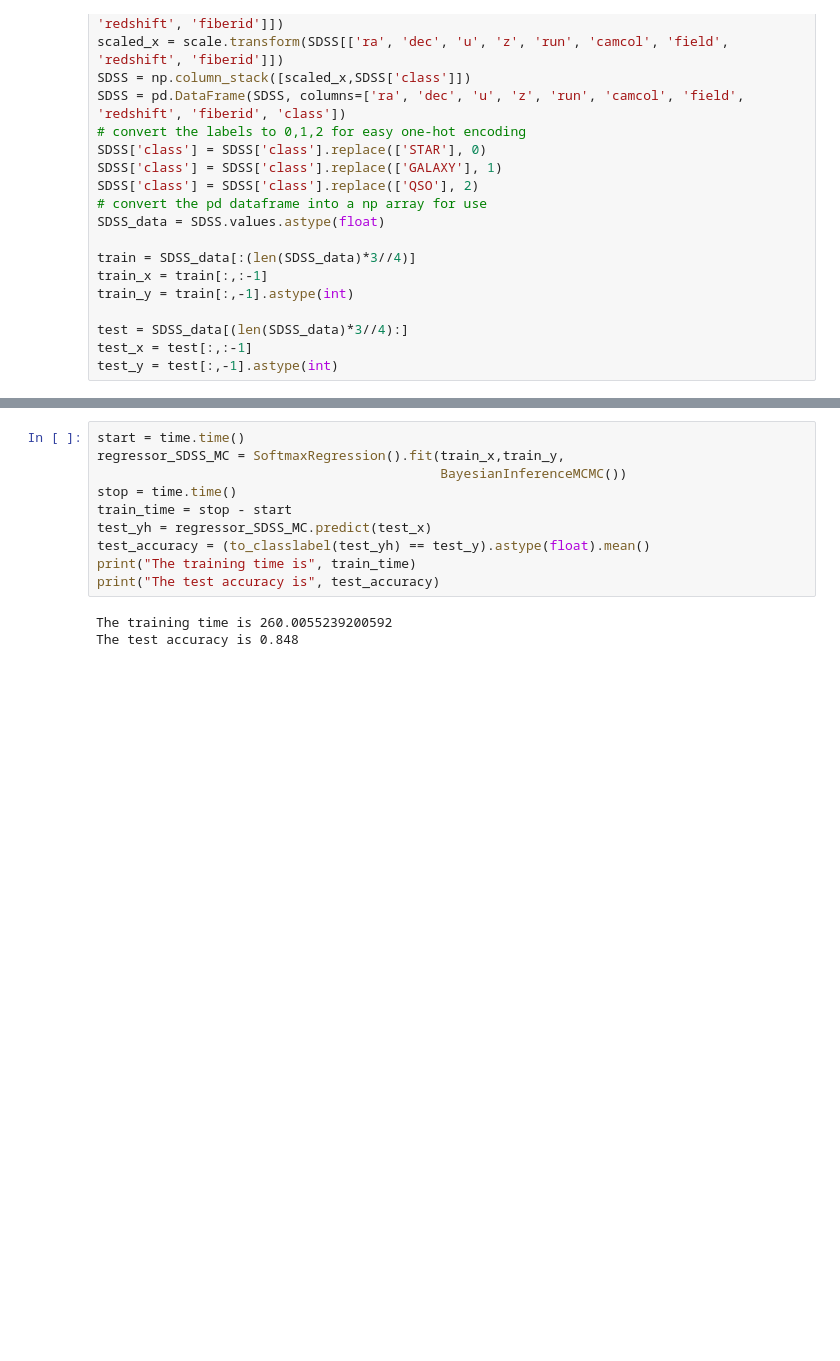
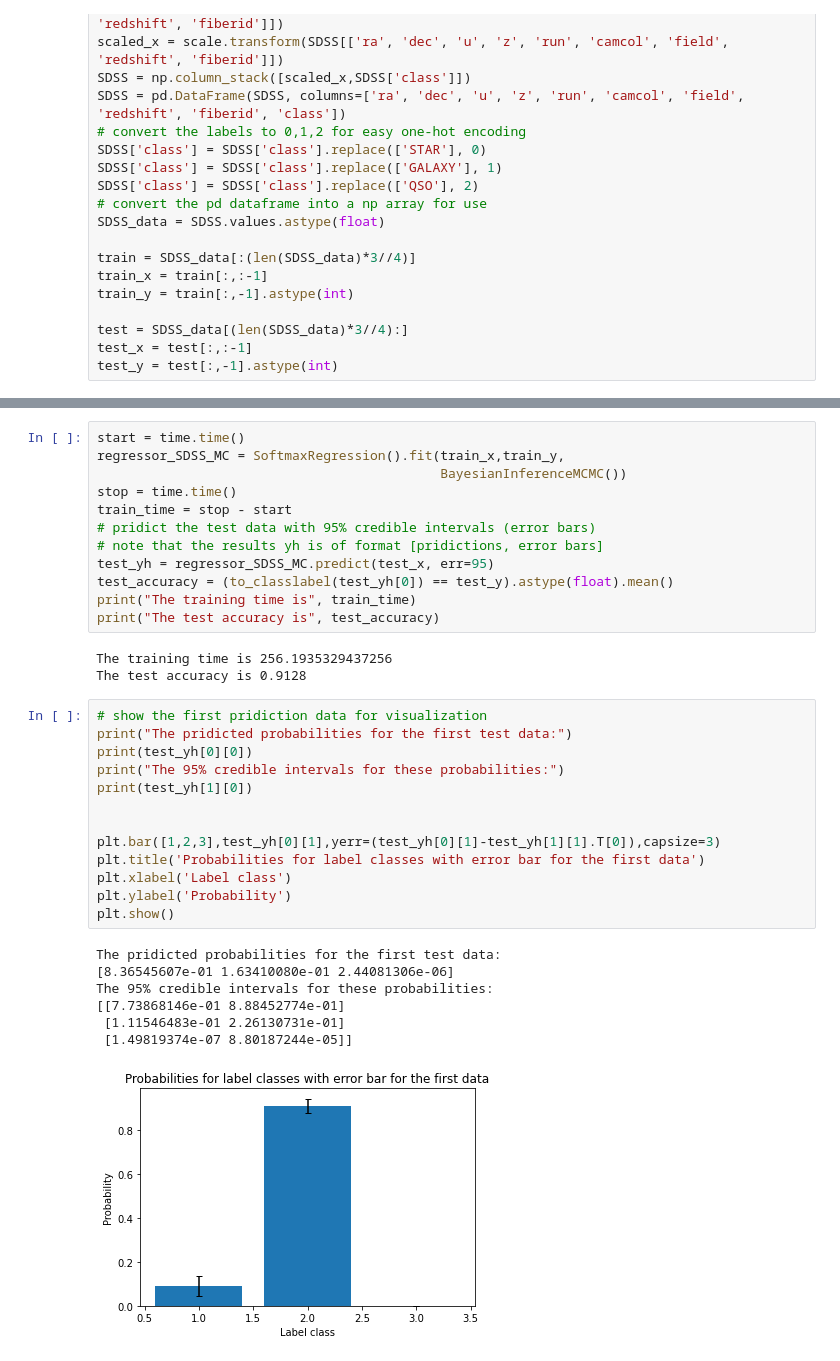
Before and after one commit to Foo2000/Optimizing-Softmax-Regression-with-MCMC, a Jupyter notebook: Optimizing_Softmax_Regression_with_MCMC.ipynb, the cells around one changed output, grey strips where cells are left out. Cells and saved outputs as stored; diff of their text form; blank space fills up the shorter version.

```diff
--- a/Optimizing_Softmax_Regression_with_MCMC.ipynb
+++ b/Optimizing_Softmax_Regression_with_MCMC.ipynb
@@ -265,10 +315,33 @@ regressor_SDSS_MC = SoftmaxRegression().fit(train_x,train_y,
                                             BayesianInferenceMCMC())
 stop = time.time()
 train_time = stop - start
-test_yh = regressor_SDSS_MC.predict(test_x)
-test_accuracy = (to_classlabel(test_yh) == test_y).astype(float).mean()
+# pridict the test data with 95% credible intervals (error bars)
+# note that the results yh is of format [pridictions, error bars]
+test_yh = regressor_SDSS_MC.predict(test_x, err=95)
+test_accuracy = (to_classlabel(test_yh[0]) == test_y).astype(float).mean()
 print("The training time is", train_time)
 print("The test accuracy is", test_accuracy)
 # %% [output]
-The training time is 260.0055239200592
-The test accuracy is 0.848
+The training time is 256.1935329437256
+The test accuracy is 0.9128
+# %%
+# show the first pridiction data for visualization
+print("The pridicted probabilities for the first test data:")
+print(test_yh[0][0])
+print("The 95% credible intervals for these probabilities:")
+print(test_yh[1][0])
+
+
+plt.bar([1,2,3],test_yh[0][1],yerr=(test_yh[0][1]-test_yh[1][1].T[0]),capsize=3)
+plt.title('Probabilities for label classes with error bar for the first data')
+plt.xlabel('Label class')
+plt.ylabel('Probability')
+plt.show()
+# %% [output]
+The pridicted probabilities for the first test data:
+[8.36545607e-01 1.63410080e-01 2.44081306e-06]
+The 95% credible intervals for these probabilities:
+[[7.73868146e-01 8.88452774e-01]
+ [1.11546483e-01 2.26130731e-01]
+ [1.49819374e-07 8.80187244e-05]]
+[figure, added]
```
Also changed, not shown: parts of 6 cells of this notebook.
